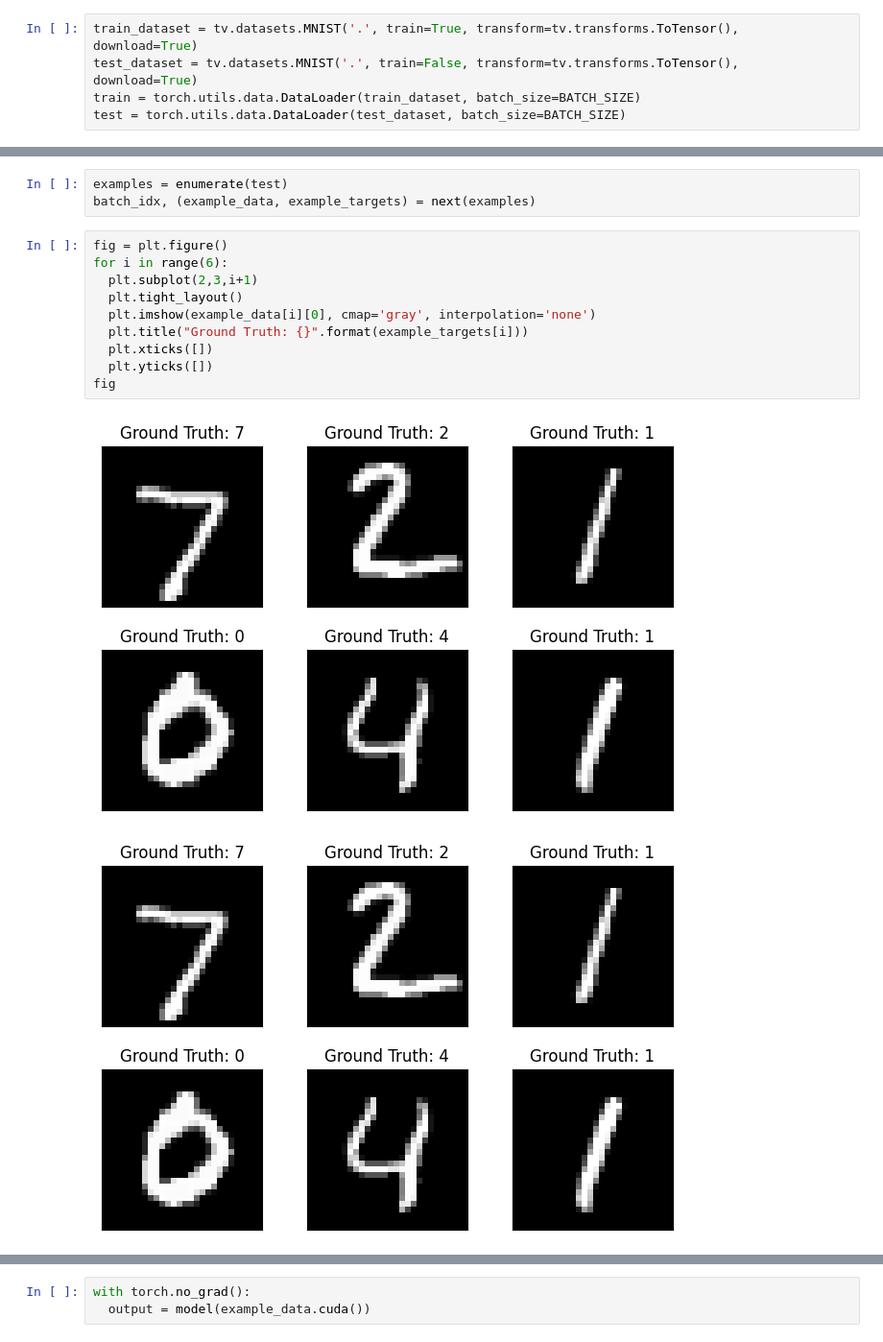
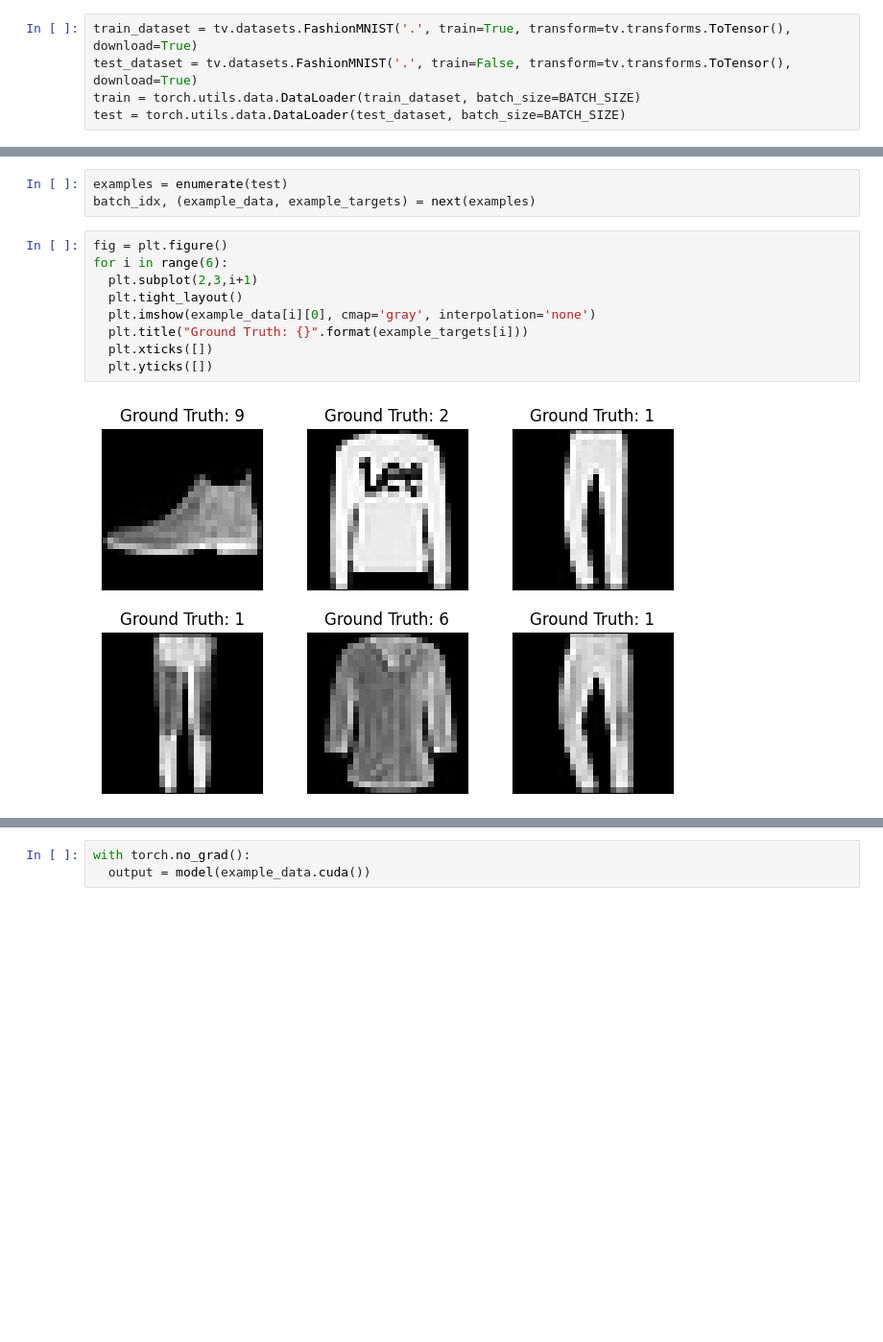
Before and after one commit to Fight0/homeworks, a Jupyter notebook: DL/hw_2.ipynb, the cells around one changed output, grey strips where cells are left out. Shown at 96% size. Saved outputs shown, nothing was run; the diff lists cells and outputs as text; blank space fills up the shorter version.

Commit message:
hw_2 other dataset

```diff
--- a/DL/hw_2.ipynb
+++ b/DL/hw_2.ipynb
@@ -23,8 +23,8 @@ import time
 # %%
 BATCH_SIZE=256
 # %%
-train_dataset = tv.datasets.MNIST('.', train=True, transform=tv.transforms.ToTensor(), download=True)
-test_dataset = tv.datasets.MNIST('.', train=False, transform=tv.transforms.ToTensor(), download=True)
+train_dataset = tv.datasets.FashionMNIST('.', train=True, transform=tv.transforms.ToTensor(), download=True)
+test_dataset = tv.datasets.FashionMNIST('.', train=False, transform=tv.transforms.ToTensor(), download=True)
 train = torch.utils.data.DataLoader(train_dataset, batch_size=BATCH_SIZE)
 test = torch.utils.data.DataLoader(test_dataset, batch_size=BATCH_SIZE)
 # %%
@@ -118,14 +118,12 @@ batch_idx, (example_data, example_targets) = next(examples)
 # %%
 fig = plt.figure()
 for i in range(6):
   plt.subplot(2,3,i+1)
   plt.tight_layout()
   plt.imshow(example_data[i][0], cmap='gray', interpolation='none')
   plt.title("Ground Truth: {}".format(example_targets[i]))
   plt.xticks([])
   plt.yticks([])
-fig
 # %% [output]
-[figure, old version]
+[figure, new version]
-[figure, removed]
 # %%
```
Also changed, not shown: parts of 2 cells of this notebook, 16 other files.
